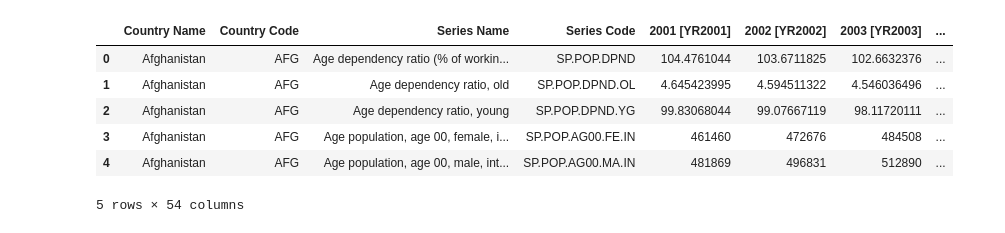
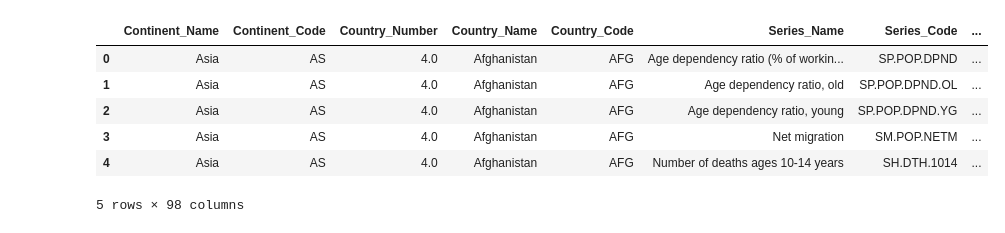
Before and after one commit to devkisdesai/CMPE255-Team-6-Project-Fall-2021-, a Jupyter notebook: EDA.ipynb, the cells around one changed output. Cells and saved outputs as stored; diff of their text form; code cells hidden in the pictures.

```diff
--- a/EDA.ipynb
+++ b/EDA.ipynb
@@ -19,10 +17,0 @@ data_1960_2000.head()
-# %%
-data_2001_2050.head()
-# %% [output]
-|  | Country Name | Country Code | Series Name | Series Code | 2001 [YR2001] | 2002 [YR2002] | 2003 [YR2003] | ... |
-| 0 | Afghanistan | AFG | Age dependency ratio (% of workin... | SP.POP.DPND | 104.4761044 | 103.6711825 | 102.6632376 | ... |
-| 1 | Afghanistan | AFG | Age dependency ratio, old | SP.POP.DPND.OL | 4.645423995 | 4.594511322 | 4.546036496 | ... |
-| 2 | Afghanistan | AFG | Age dependency ratio, young | SP.POP.DPND.YG | 99.83068044 | 99.07667119 | 98.11720111 | ... |
-| 3 | Afghanistan | AFG | Age population, age 00, female, i... | SP.POP.AG00.FE.IN | 461460 | 472676 | 484508 | ... |
-| 4 | Afghanistan | AFG | Age population, age 00, male, int... | SP.POP.AG00.MA.IN | 481869 | 496831 | 512890 | ... |
-5 rows × 54 columns
@@ -31,2 +39,14 @@ pop_est = pd.concat([data_1960_2000, data_2001_2050], axis=1, join="outer")
+# %%
+pop_data = pd.read_csv('./Datasets/Population Data 1960-2050.csv', low_memory=False)
+pop_data = pop_data.replace('..', np.nan)
+pop_data = pop_data.iloc[: , 1:]
 # %%
-pop_est.head()
+pop_data.head()
+# %% [output]
+|  | Continent_Name | Continent_Code | Country_Number | Country_Name | Country_Code | Series_Name | Series_Code | ... |
+| 0 | Asia | AS | 4.0 | Afghanistan | AFG | Age dependency ratio (% of workin... | SP.POP.DPND | ... |
+| 1 | Asia | AS | 4.0 | Afghanistan | AFG | Age dependency ratio, old | SP.POP.DPND.OL | ... |
+| 2 | Asia | AS | 4.0 | Afghanistan | AFG | Age dependency ratio, young | SP.POP.DPND.YG | ... |
+| 3 | Asia | AS | 4.0 | Afghanistan | AFG | Net migration | SM.POP.NETM | ... |
+| 4 | Asia | AS | 4.0 | Afghanistan | AFG | Number of deaths ages 10-14 years | SH.DTH.1014 | ... |
+5 rows × 98 columns
```
Also changed, not shown: parts of 23 cells of this notebook.
